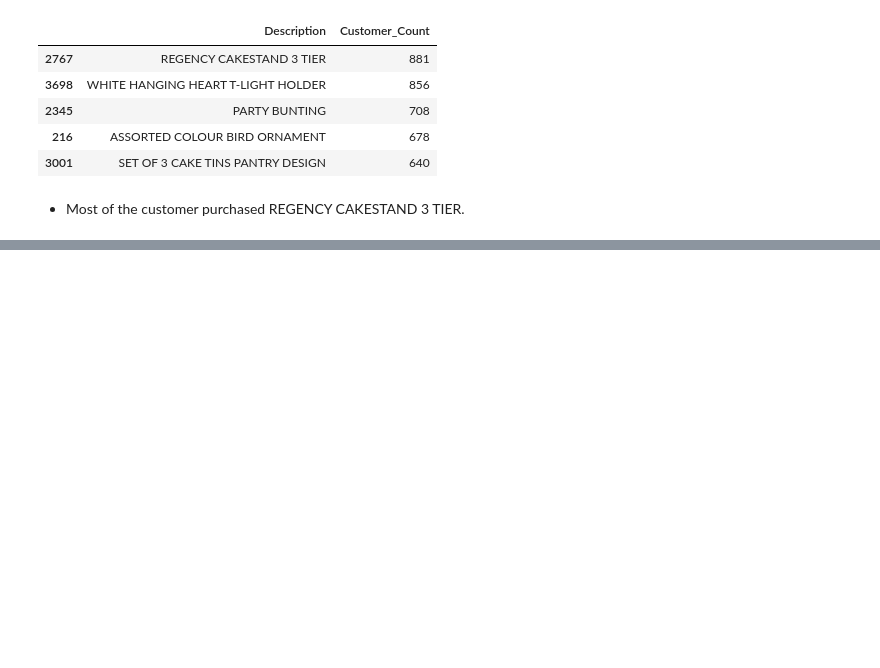
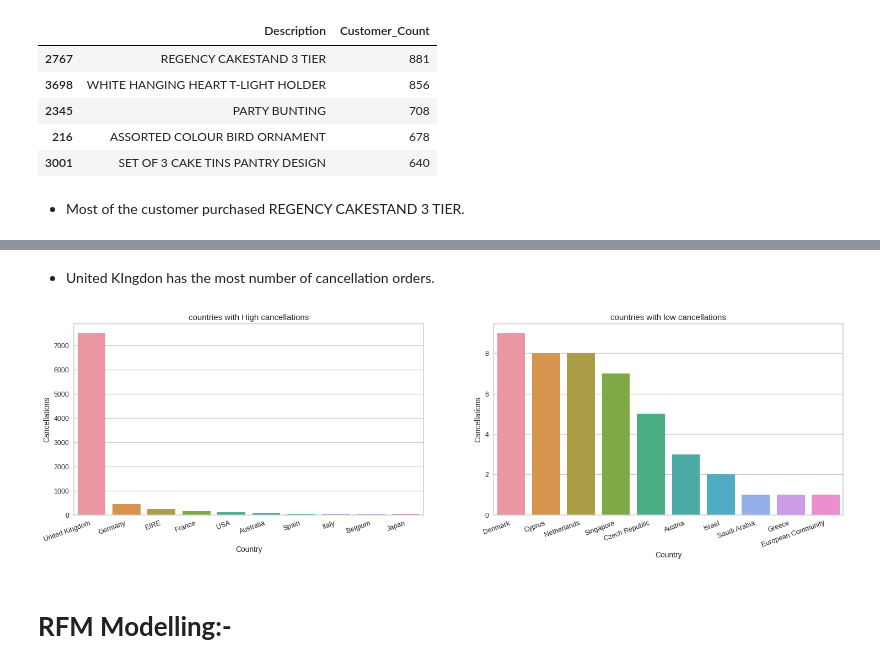
Before and after one commit to VishalKamde/UnsupervisedML, a Jupyter notebook: Unsupervised_ML_Online_Retail_Customer_Segmentation_Vishal_Kamde.ipynb, the cells around one changed output, grey strips where cells are left out. Saved outputs shown, nothing was run; the diff lists cells and outputs as text; code cells hidden in the pictures; blank space fills up the shorter version.

```diff
--- a/Unsupervised_ML_Online_Retail_Customer_Segmentation_Vishal_Kamde.ipynb
+++ b/Unsupervised_ML_Online_Retail_Customer_Segmentation_Vishal_Kamde.ipynb
@@ -553,0 +601,6 @@ product_customer.head()
+# %%
+# Checking the number of cancellations countrywise:-
+
+country_cancellations = cancellations.groupby('Country').count()['InvoiceNo'].reset_index().sort_values("InvoiceNo",ascending=False)
+country_cancellations.rename(columns={'InvoiceNo': 'Cancellations'}, inplace=True)
+country_cancellations.head()
@@ -553,0 +614,20 @@ product_customer.head()
+# %% [markdown]
+* United KIngdon has the most number of cancellation orders.
+# %%
+# Visualizing top and bottom 10 countries based on cancellations:-
+
+plt.figure(figsize=(20,5), dpi=90)
+plt.subplot(1,2,1)
+plt.xticks(rotation=20,ha='right')
+plt.title("countries with High cancellations")
+sns.barplot(data=country_cancellations.head(10),x="Country",y="Cancellations")
+
+plt.subplot(1,2,2)
+plt.xticks(rotation=20,ha='right')
+plt.title("countries with low cancellations")
+sns.barplot(data=country_cancellations.tail(10),x="Country",y="Cancellations")
+plt.show()
+# %% [output]
+[figure, added]
+# %% [markdown]
+# **RFM Modelling:-**
```
Also changed, not shown: parts of 23 cells of this notebook.
